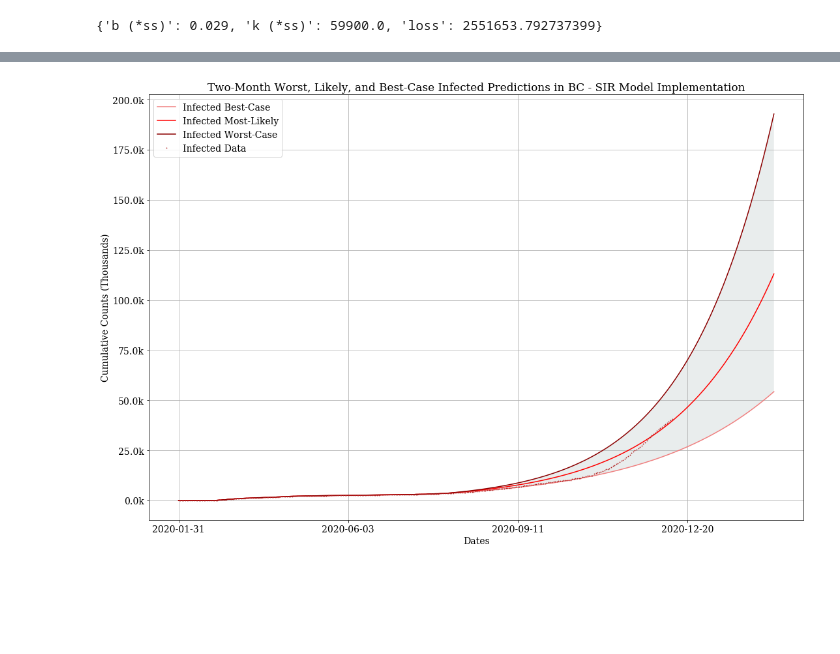
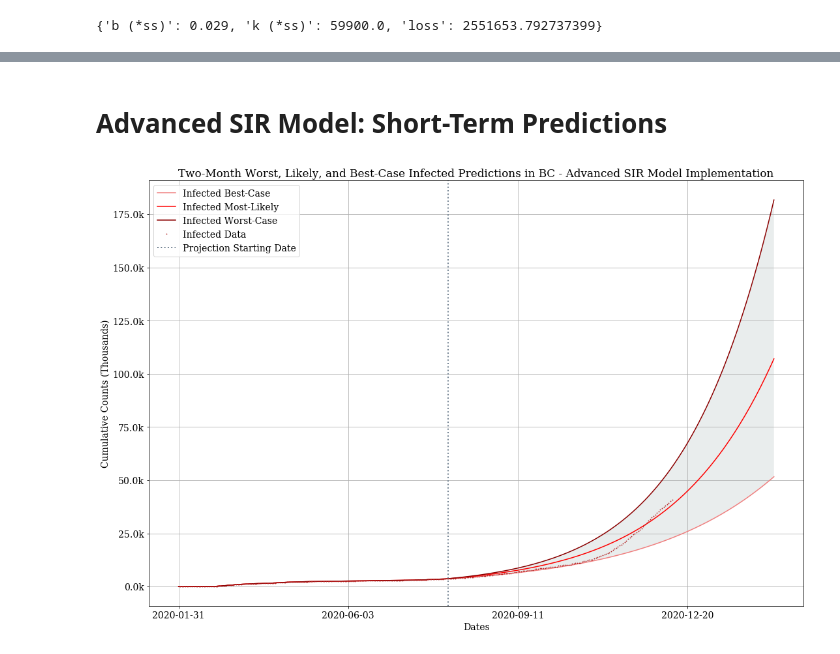
Before and after one commit to atkinssamuel/COVID-19-projection, a Jupyter notebook: project/atkins_1002951754_finalproject.ipynb, the cells around one changed output, grey strips where cells are left out. Drawn from its saved outputs; the diff is of its cells as text; code cells hidden in the pictures; blank space fills up the shorter version.

```diff
--- a/project/atkins_1002951754_finalproject.ipynb
+++ b/project/atkins_1002951754_finalproject.ipynb
@@ -721,8 +731,8 @@ susceptible -= bc_19["infected"] - bc_19["recovered"] - bc_19["dead"]
 bc_19["susceptible"] = susceptible
 bc_19 = bc_19[["date", "susceptible", "infected", "recovered", "dead"]]
 
-starting_date = "2020-06-01"
-starting_index = bc_19[bc_19["date"] == "2020-06-01"].index[0]
+starting_date = "2020-06-03"
+starting_index = bc_19[bc_19["date"] == "2020-06-03"].index[0]
 
 def create_estimates(bc_19, projection_length):
     cur_datetime = datetime.date.fromisoformat("2020-12-11") + datetime.timedelta(days=1)
@@ -1062,0 +1279,17 @@ plt.show()
+# %%
+bc_19 = bc_19_orig
+most_likely = {'b (*ss)': 0.03, 'k (*ss)': 59900.0, 'loss': 2551653.792737399}
+
+good_k_guess = most_likely["k (*ss)"]/susceptible_starting
+good_b_guess = most_likely["b (*ss)"]/susceptible_starting
+good_a_guess = 1200/susceptible_starting
+good_u_guess = 5/susceptible_starting
+good_c_guess = 400000/susceptible_starting
+good_h_guess = 0.01/susceptible_starting
+projection_length = 0
+susceptible_starting = 5110917
+
+bc_19_indexed = create_estimates(bc_19, 0)
+
+bc_19_indexed, loss = adv_estimate(bc_19_indexed, good_b_guess, good_k_guess, good_a_guess, good_u_guess, good_c_guess, good_h_guess)
+plot_estimates(bc_19_indexed,  "Advanced SIR Model - Estimated vs. Actual: Infected and Recovered")
@@ -1063,3 +1298,5 @@ plt.show()
+# %% [markdown]
+# Advanced SIR Model: Short-Term Predictions
 # %%
 bc_19 = bc_19_orig
 
@@ -1067,50 +1304,57 @@ best_case =  {'b (*ss)': 0.026, 'k (*ss)': 59900.0}
 most_likely = {'b (*ss)': 0.03, 'k (*ss)': 59900.0}
 worst_case = {'b (*ss)': 0.033, 'k (*ss)': 59900.0}
 
+good_a_guess = 1200/susceptible_starting
+good_u_guess = 5/susceptible_starting
+good_c_guess = 900000/susceptible_starting
+good_h_guess = 0.01/susceptible_starting
 
 projection_length = 60
 
 bc_19_indexed = create_estimates(bc_19, projection_length)
-best_index, loss = estimate(bc_19_indexed, best_case["b (*ss)"]/susceptible_starting, best_case["k (*ss)"]/susceptible_starting)
+best_index, loss = adv_estimate(bc_19_indexed, best_case["b (*ss)"]/susceptible_starting, best_case["k (*ss)"]/susceptible_starting, good_a_guess, good_u_guess, good_c_guess, good_h_guess)
 
 bc_19_indexed = create_estimates(bc_19, projection_length)
-likely_index, loss = estimate(bc_19_indexed, most_likely["b (*ss)"]/susceptible_starting, most_likely["k (*ss)"]/susceptible_starting)
+likely_index, loss = adv_estimate(bc_19_indexed, most_likely["b (*ss)"]/susceptible_starting, most_likely["k (*ss)"]/susceptible_starting, good_a_guess, good_u_guess, good_c_guess, good_h_guess)
 
 bc_19_indexed = create_estimates(bc_19, projection_length)
-worst_index, loss = estimate(bc_19_indexed, worst_case["b (*ss)"]/susceptible_starting, worst_case["k (*ss)"]/susceptible_starting)
+worst_index, loss = adv_estimate(bc_19_indexed, worst_case["b (*ss)"]/susceptible_starting, worst_case["k (*ss)"]/susceptible_starting, good_a_guess, good_u_guess, good_c_guess, good_h_guess)
 # %%
 visualization_arr = ["infected"]
 
 plt.figure(figsize=(18, 12))
 
 best_color = "lightcoral"
 likely_color = "red"
 worst_color = "darkred"
 
 bc_19 = bc_19_indexed.reset_index()
 
 a_thousand = 1000
 
 plt.plot(bc_19["date"], best_index["infected_est"]/a_thousand, color=best_color)
 plt.plot(bc_19["date"], likely_index["infected_est"]/a_thousand, color=likely_color)
 plt.plot(bc_19["date"], worst_index["infected_est"]/a_thousand, color=worst_color)
 
 plt.plot(bc_19["date"], bc_19_indexed["infected"]/a_thousand, marker='o', linestyle='None', color="firebrick", markersize=0.8)
 
 ax = plt.gca()
 ax.set_xticks(np.arange(bc_19.shape[0], step=100))
 
 ax.yaxis.set_major_formatter(FormatStrFormatter("%.1fk"))
 
-ax.legend(["Infected Best-Case", "Infected Most-Likely", "Infected Worst-Case", "Infected Data"])
-
 ax.fill_between(bc_19["date"], best_index["infected_est"]/a_thousand, worst_index["infected_est"]/a_thousand, facecolor='darkslategray', alpha=0.1)
 
 plt.grid(True)
 
-plt.title("Two-Month Worst, Likely, and Best-Case Infected Predictions in BC - SIR Model Implementation")
+projection_starting_date = "2020-08-01"
+ax.axvline(x=bc_19[bc_19["date"] == projection_starting_date].index, color="slategray", linestyle=":", linewidth=2)
+
+ax.legend(["Infected Best-Case", "Infected Most-Likely", "Infected Worst-Case", "Infected Data", "Projection Starting Date"])
+
+plt.title("Two-Month Worst, Likely, and Best-Case Infected Predictions in BC - Advanced SIR Model Implementation")
 plt.xlabel("Dates")
 plt.ylabel("Cumulative Counts (Thousands)")
 plt.show()
 # %% [output]
-[figure, old version]
+[figure, new version]
```
Also changed, not shown: parts of 34 cells of this notebook.
